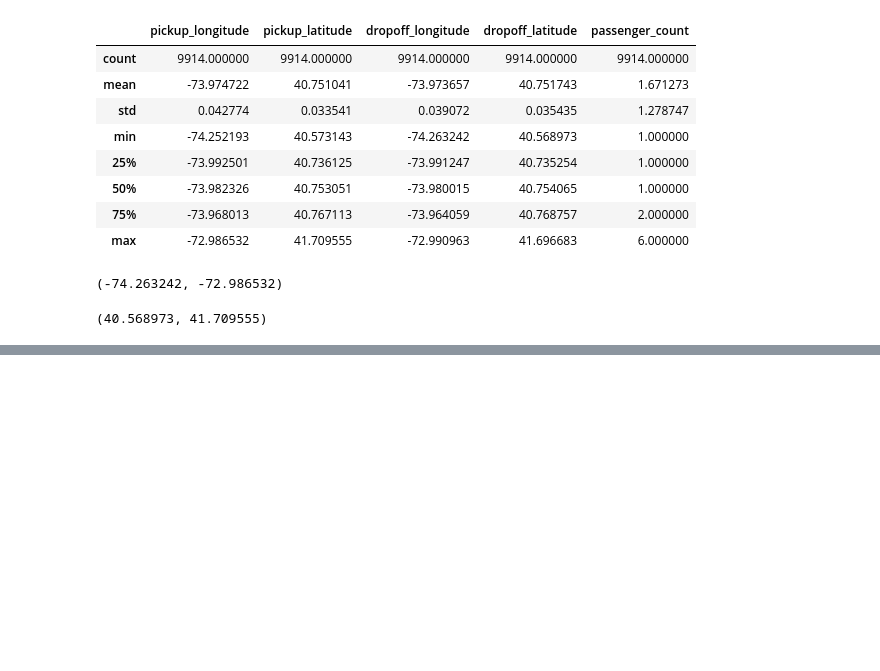
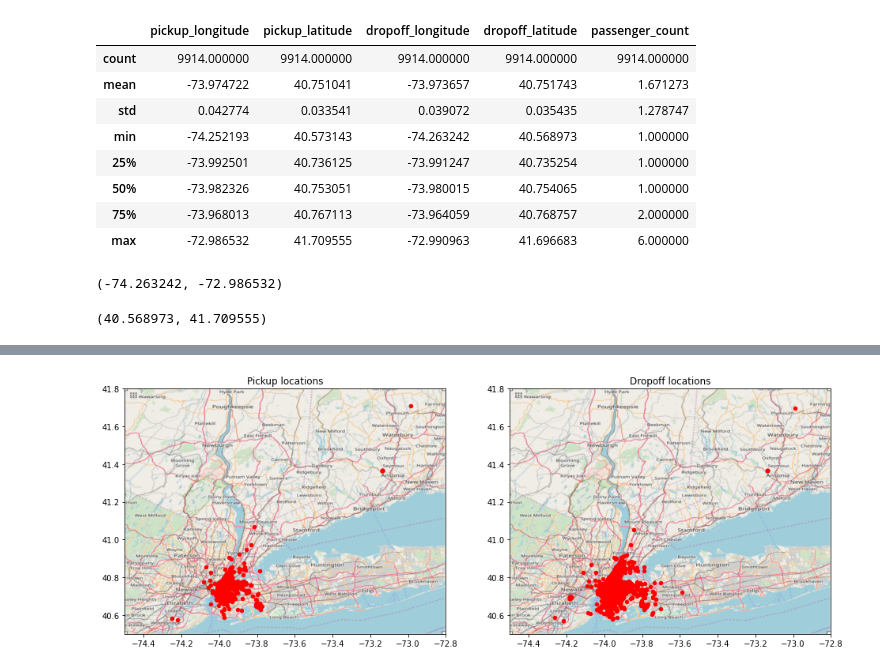
Before and after one commit to armandoordonez/eda_couse, a Jupyter notebook: NYC_Taxis.ipynb, the cells around one changed output, grey strips where cells are left out. Cells and saved outputs as stored; diff of their text form; code cells hidden in the pictures; blank space fills up the shorter version.

```diff
--- a/NYC_Taxis.ipynb
+++ b/NYC_Taxis.ipynb
@@ -188,0 +228,5 @@ URLError: ignored
+# %%
+# plot test data on map
+plot_on_map(df_test, BB, nyc_map, alpha=1.0, s=20)
+# %% [output]
+[figure, added]
```
Also changed, not shown: parts of 27 cells of this notebook.
